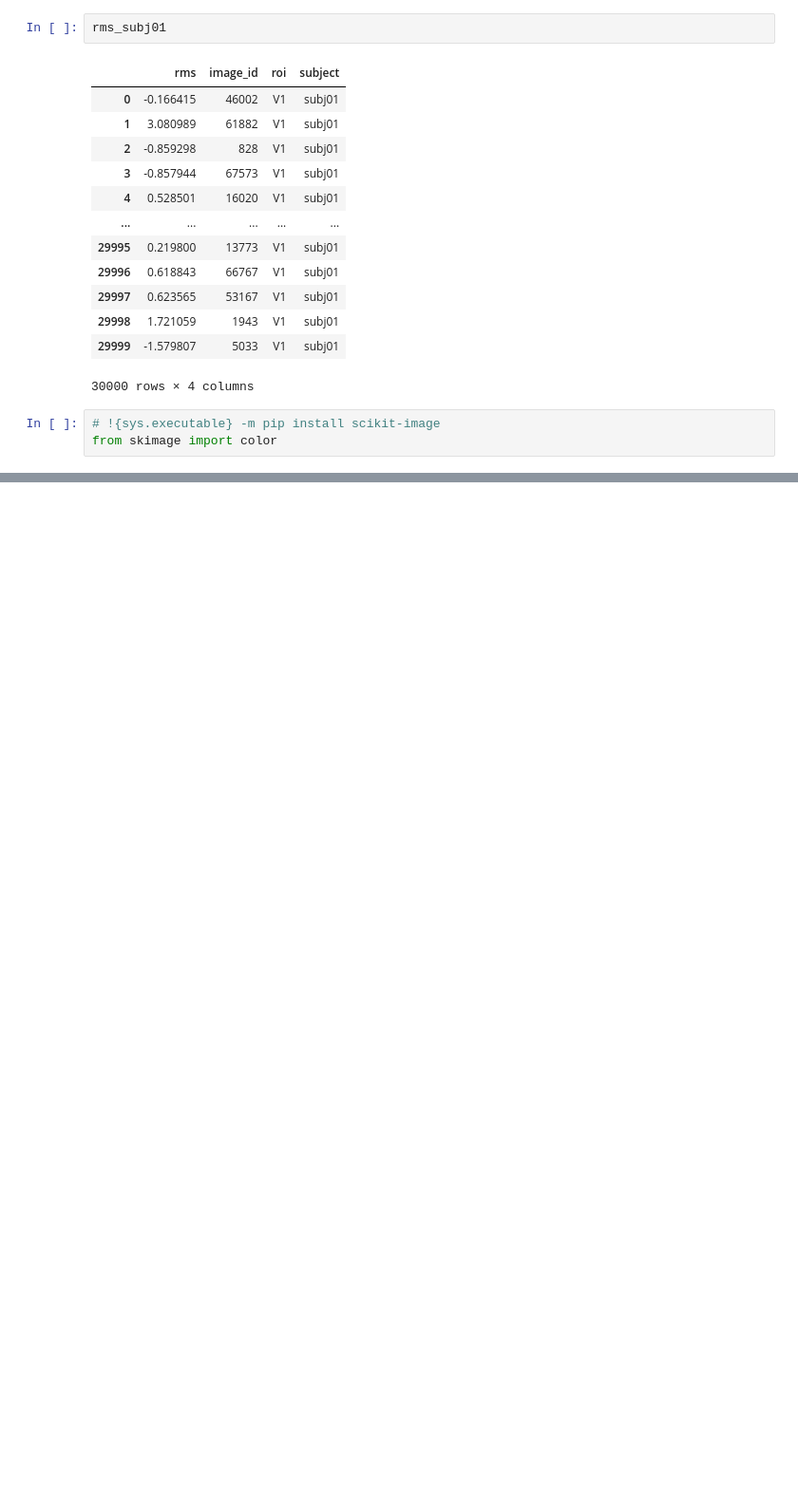
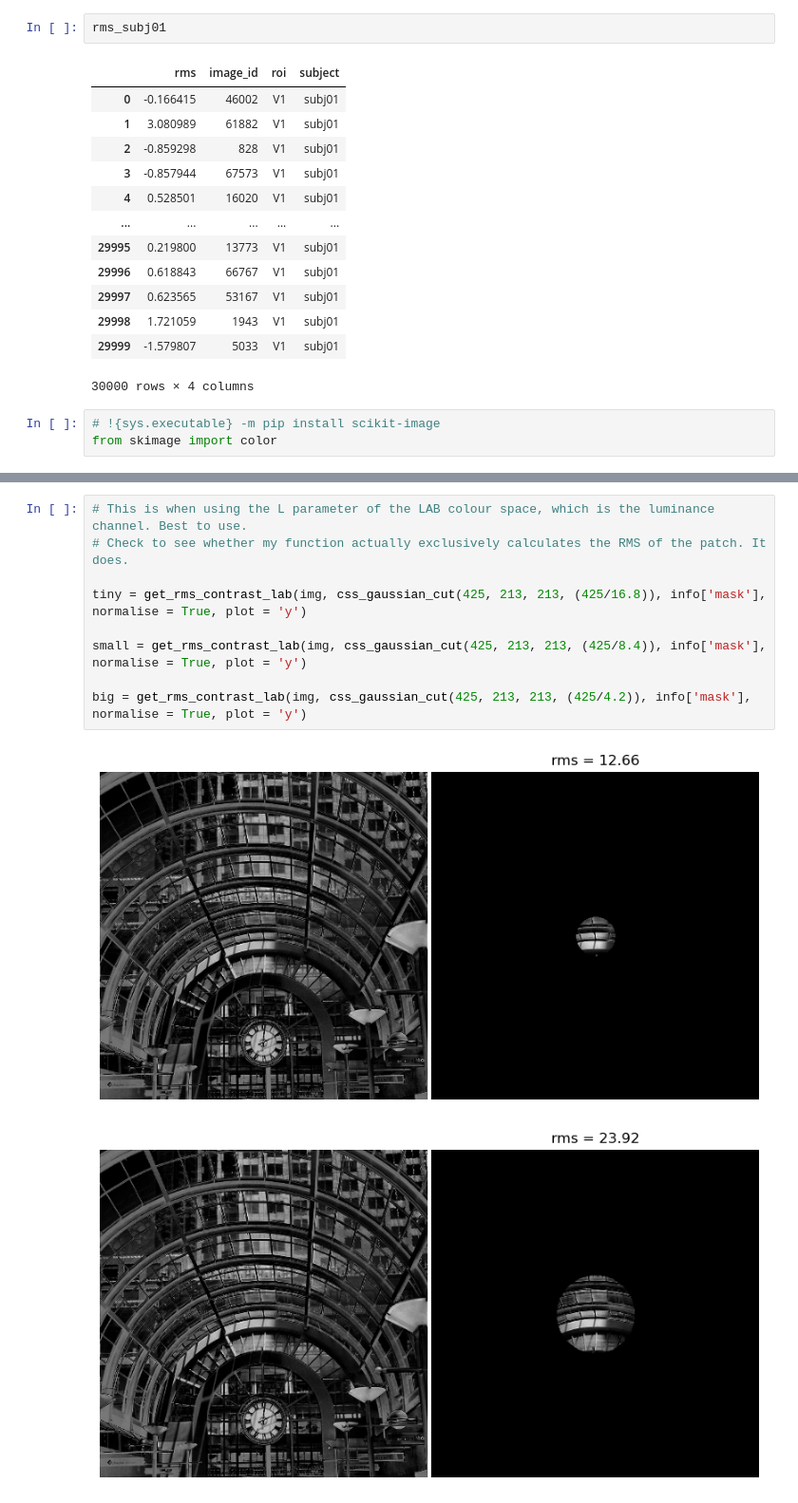
Before and after one commit to WiegerScheurer/spatpred, a Jupyter notebook: notebooks/construction_work.ipynb, the cells around one changed output, grey strips where cells are left out. Shown at 95% size. Drawn from its saved outputs; the diff is of its cells as text; blank space fills up the shorter version.

```diff
--- a/notebooks/construction_work.ipynb
+++ b/notebooks/construction_work.ipynb
@@ -375,0 +145,12 @@ def get_rms_hsl(n_images = None, start_img_no = 0 ,roi = 'V1', subject = 'subj01
+# %%
+# This is when using the L parameter of the LAB colour space, which is the luminance channel. Best to use.
+# Check to see whether my function actually exclusively calculates the RMS of the patch. It does.
+
+tiny = get_rms_contrast_lab(img, css_gaussian_cut(425, 213, 213, (425/16.8)), info['mask'], normalise = True, plot = 'y')
+
+small = get_rms_contrast_lab(img, css_gaussian_cut(425, 213, 213, (425/8.4)), info['mask'], normalise = True, plot = 'y')
+
+big = get_rms_contrast_lab(img, css_gaussian_cut(425, 213, 213, (425/4.2)), info['mask'], normalise = True, plot = 'y')
+# %% [output]
+[figure, added]
+[figure, added]
```
Also changed, not shown: parts of 18 cells of this notebook, 2 other files.
